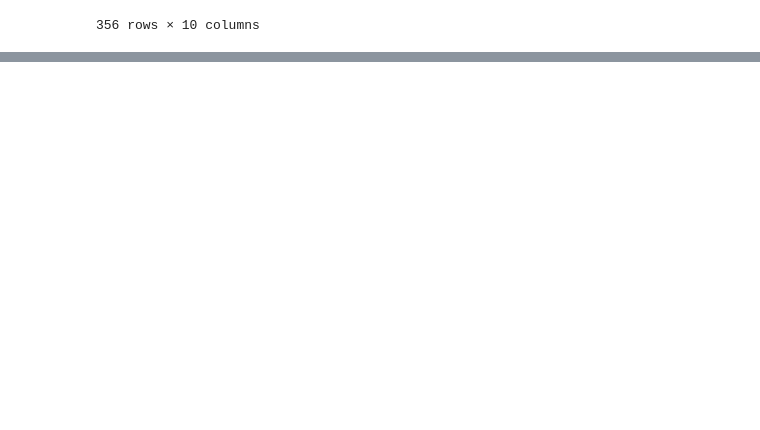
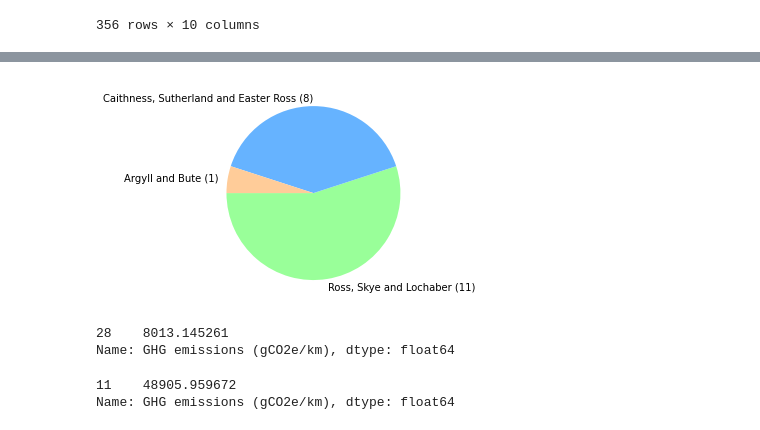
Before and after one commit to JoshYang1/Innovation-Week-Krusty-Krabs, a Jupyter notebook: Krusty Krab.ipynb, the cells around one changed output, grey strips where cells are left out. Drawn from its saved outputs; the diff is of its cells as text; code cells hidden in the pictures; blank space fills up the shorter version.

```diff
--- a/Krusty Krab.ipynb
+++ b/Krusty Krab.ipynb
@@ -301,7 +301,11 @@ station_usage
 | 355 | Yoker | 175180 | 173104 | 1.2% | 1472 | ... |
 356 rows × 10 columns
 # %%
+# Request stop as a relevant issue for tourists new to the system
 request_stop = station_usage[station_usage["Request stop"] == 'Request stop']
 
-request_stop
+request_stop['Constituency'].value_counts()
+
+plt.pie([11,8,1], labels = ["Ross, Skye and Lochaber (11)","Caithness, Sutherland and Easter Ross (8)","Argyll and Bute (1)"], startangle=180, colors = ['#99ff99','#66b3ff','#ffcc99'])
+plt.show()
 # %% [output]
@@ -324,0 +312 @@ request_stop
+[figure, added]
@@ -324,0 +317,20 @@ request_stop
+# %%
+# Carbon emmissions travelling from Glasgow Queen St to Fort William by train
+
+KM = convertMilesToKM(121)
+carbon = carbon_ds.loc[carbon_ds["Entity"] == "National rail"]
+FWT = KM * carbon['GHG emissions (gCO2e/km)']
+FWT
+# %% [output]
+28    8013.145261
+Name: GHG emissions (gCO2e/km), dtype: float64
+# %%
+# Carbon emmissions travelling from Glasgow Queen St to Fort William by large petrol car
+
+KM = convertMilesToKM(107.4)
+carbon = carbon_ds.loc[carbon_ds["Entity"] == "Large car (petrol)"]
+FWC = KM * carbon['GHG emissions (gCO2e/km)']
+FWC
+# %% [output]
+11    48905.959672
+Name: GHG emissions (gCO2e/km), dtype: float64
```
Also changed, not shown: parts of 2 cells of this notebook, 1 other file.
